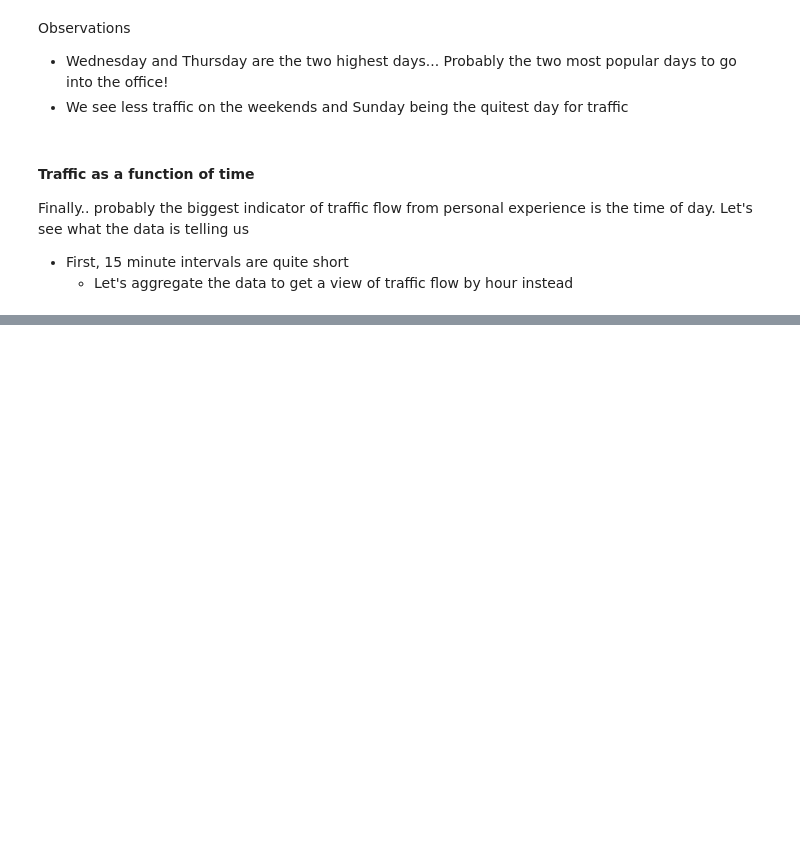
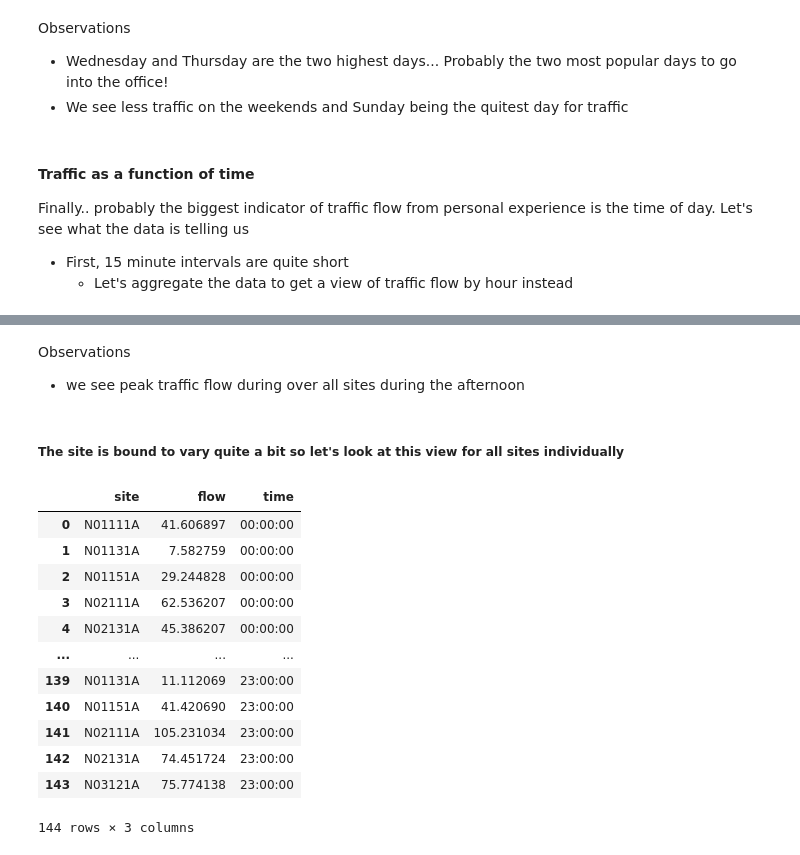
Before and after one commit to emolloy123/Traffic-Flow-SDCC, a Jupyter notebook: traffic_flow.ipynb, the cells around one changed output, grey strips where cells are left out. Saved outputs shown, nothing was run; the diff lists cells and outputs as text; code cells hidden in the pictures; blank space fills up the shorter version.

```diff
--- a/traffic_flow.ipynb
+++ b/traffic_flow.ipynb
@@ -473,0 +455,26 @@ change to averagw
+# %% [markdown]
+Observations
+- we see peak traffic flow during over all sites during the afternoon
+# %% [markdown]
+##### The site is bound to vary quite a bit so let's look at this view for all sites individually
+# %%
+hourly_flow_by_site = merged_data.groupby([pd.Grouper(key='start_time', freq='h'), 'site'])['flow'].mean().reset_index()
+
+# If you want to keep only the time part in the index:
+hourly_flow_by_site['time'] = hourly_flow_by_site['start_time'].dt.time
+hourly_flow_by_site.drop(columns=['start_time'], inplace=True)
+hourly_flow_by_site
+# %% [output]
+|  | site | flow | time |
+| 0 | N01111A | 41.606897 | 00:00:00 |
+| 1 | N01131A | 7.582759 | 00:00:00 |
+| 2 | N01151A | 29.244828 | 00:00:00 |
+| 3 | N02111A | 62.536207 | 00:00:00 |
+| 4 | N02131A | 45.386207 | 00:00:00 |
+| ... | ... | ... | ... |
+| 139 | N01131A | 11.112069 | 23:00:00 |
+| 140 | N01151A | 41.420690 | 23:00:00 |
+| 141 | N02111A | 105.231034 | 23:00:00 |
+| 142 | N02131A | 74.451724 | 23:00:00 |
+| 143 | N03121A | 75.774138 | 23:00:00 |
+144 rows × 3 columns
```
Also changed, not shown: parts of 6 cells of this notebook.
